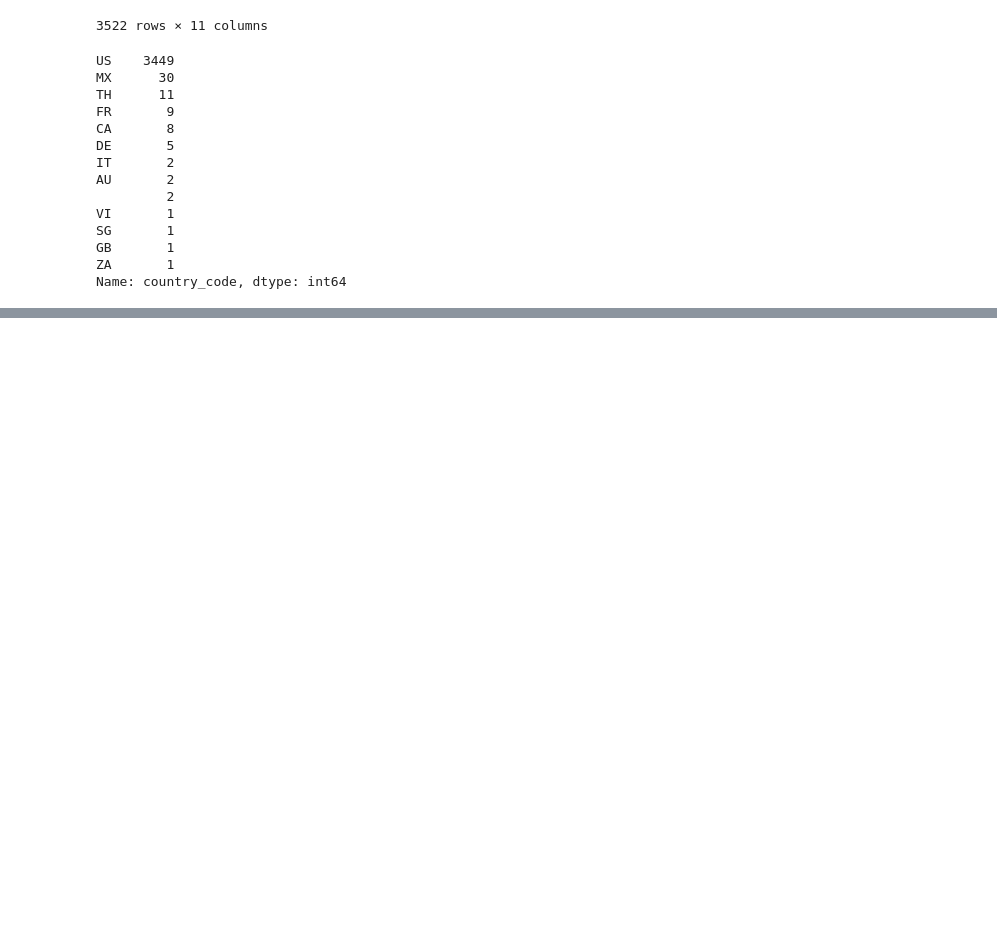
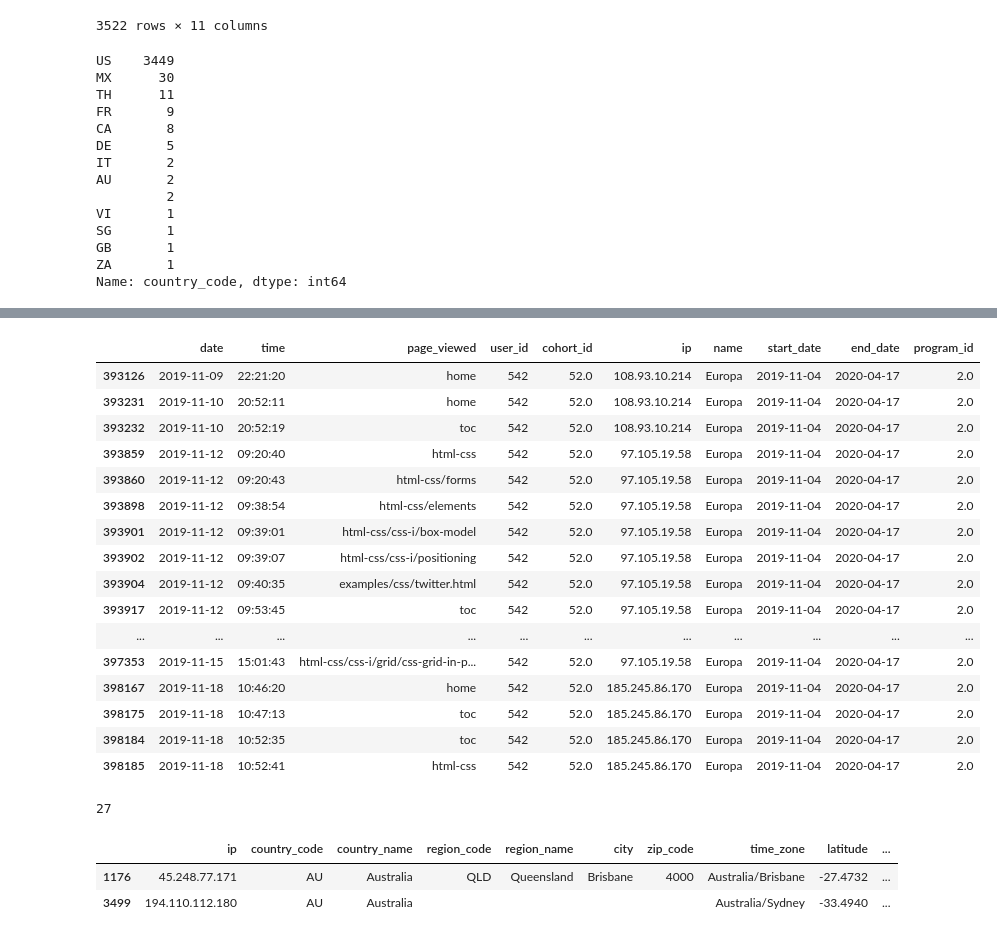
Before and after one commit to AI-Gomez/anomaly-detection-project, a Jupyter notebook: notebook.ipynb, the cells around one changed output, grey strips where cells are left out. Drawn from its saved outputs; the diff is of its cells as text; code cells hidden in the pictures; blank space fills up the shorter version.

```diff
--- a/notebook.ipynb
+++ b/notebook.ipynb
@@ -1888,0 +2092,30 @@ Name: country_code, dtype: int64
+# %%
+df_wd[df_wd.user_id == 542].head(40)
+# %% [output]
+|  | date | time | page_viewed | user_id | cohort_id | ip | name | start_date | end_date | program_id |
+| 393126 | 2019-11-09 | 22:21:20 | home | 542 | 52.0 | 108.93.10.214 | Europa | 2019-11-04 | 2020-04-17 | 2.0 |
+| 393231 | 2019-11-10 | 20:52:11 | home | 542 | 52.0 | 108.93.10.214 | Europa | 2019-11-04 | 2020-04-17 | 2.0 |
+| 393232 | 2019-11-10 | 20:52:19 | toc | 542 | 52.0 | 108.93.10.214 | Europa | 2019-11-04 | 2020-04-17 | 2.0 |
+| 393859 | 2019-11-12 | 09:20:40 | html-css | 542 | 52.0 | 97.105.19.58 | Europa | 2019-11-04 | 2020-04-17 | 2.0 |
+| 393860 | 2019-11-12 | 09:20:43 | html-css/forms | 542 | 52.0 | 97.105.19.58 | Europa | 2019-11-04 | 2020-04-17 | 2.0 |
+| 393898 | 2019-11-12 | 09:38:54 | html-css/elements | 542 | 52.0 | 97.105.19.58 | Europa | 2019-11-04 | 2020-04-17 | 2.0 |
+| 393901 | 2019-11-12 | 09:39:01 | html-css/css-i/box-model | 542 | 52.0 | 97.105.19.58 | Europa | 2019-11-04 | 2020-04-17 | 2.0 |
+| 393902 | 2019-11-12 | 09:39:07 | html-css/css-i/positioning | 542 | 52.0 | 97.105.19.58 | Europa | 2019-11-04 | 2020-04-17 | 2.0 |
+| 393904 | 2019-11-12 | 09:40:35 | examples/css/twitter.html | 542 | 52.0 | 97.105.19.58 | Europa | 2019-11-04 | 2020-04-17 | 2.0 |
+| 393917 | 2019-11-12 | 09:53:45 | toc | 542 | 52.0 | 97.105.19.58 | Europa | 2019-11-04 | 2020-04-17 | 2.0 |
+| ... | ... | ... | ... | ... | ... | ... | ... | ... | ... | ... |
+| 397353 | 2019-11-15 | 15:01:43 | html-css/css-i/grid/css-grid-in-p... | 542 | 52.0 | 97.105.19.58 | Europa | 2019-11-04 | 2020-04-17 | 2.0 |
+| 398167 | 2019-11-18 | 10:46:20 | home | 542 | 52.0 | 185.245.86.170 | Europa | 2019-11-04 | 2020-04-17 | 2.0 |
+| 398175 | 2019-11-18 | 10:47:13 | toc | 542 | 52.0 | 185.245.86.170 | Europa | 2019-11-04 | 2020-04-17 | 2.0 |
+| 398184 | 2019-11-18 | 10:52:35 | toc | 542 | 52.0 | 185.245.86.170 | Europa | 2019-11-04 | 2020-04-17 | 2.0 |
+| 398185 | 2019-11-18 | 10:52:41 | html-css | 542 | 52.0 | 185.245.86.170 | Europa | 2019-11-04 | 2020-04-17 | 2.0 |
+# %%
+len(df_wd[df_wd.user_id == 542].ip.value_counts())
+# %% [output]
+27
+# %%
+webdev_ips[webdev_ips.country_code == 'AU']
+# %% [output]
+|  | ip | country_code | country_name | region_code | region_name | city | zip_code | time_zone | latitude | ... |
+| 1176 | 45.248.77.171 | AU | Australia | QLD | Queensland | Brisbane | 4000 | Australia/Brisbane | -27.4732 | ... |
+| 3499 | 194.110.112.180 | AU | Australia |  |  |  |  | Australia/Sydney | -33.4940 | ... |
```
Also changed, not shown: parts of 27 cells of this notebook.
